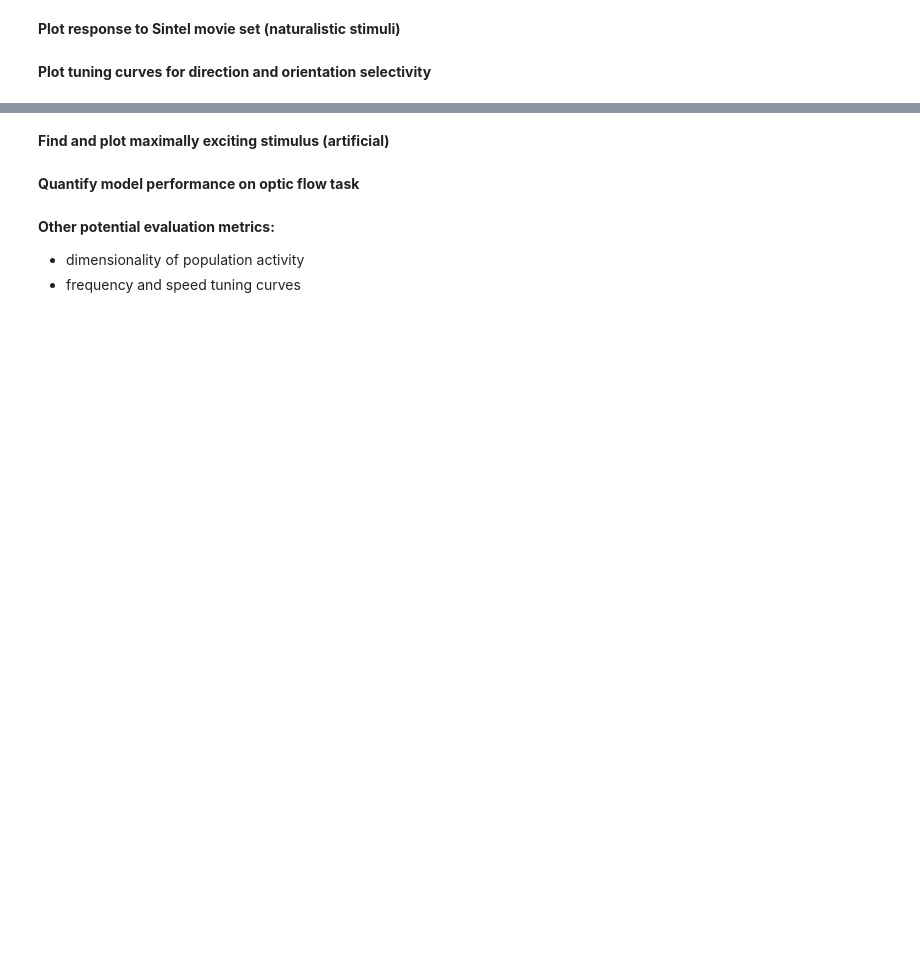
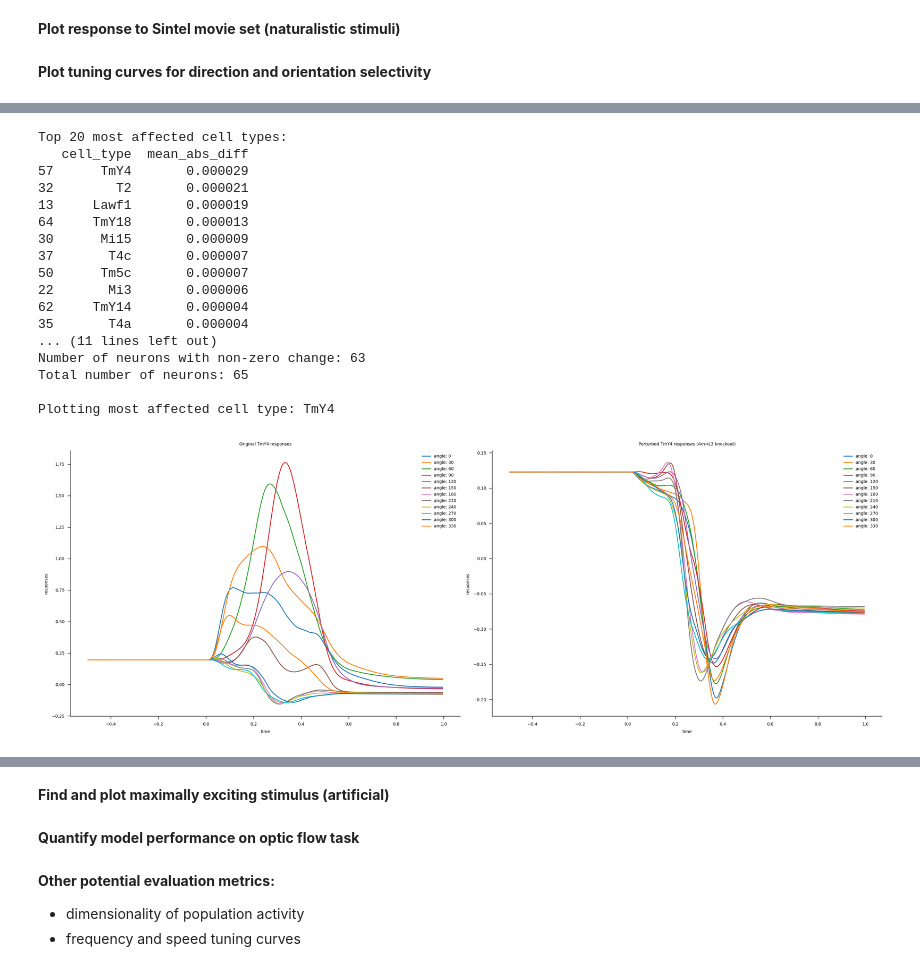
Before and after one commit to deangeckt/fly_wire_perturbations, a Jupyter notebook: evaluate_performance.ipynb, the cells around one changed output, grey strips where cells are left out. Cells and saved outputs as stored; diff of their text form; code cells hidden in the pictures; blank space fills up the shorter version.

```diff
--- a/evaluate_performance.ipynb
+++ b/evaluate_performance.ipynb
@@ -157,0 +439,63 @@ cell_types = connectome.unique_cell_types
+# %%
+import numpy as np
+import pandas as pd
+
+# Calculate difference for each neuron
+diff_per_neuron = np.abs(perturbed_responses.values - original_responses.values).mean(axis=(0, 1, 2))  # Average over network_id, sample, frame
+
+# Create a dataframe with cell types and their differences
+cell_types = original_responses.cell_type.values
+diff_df = pd.DataFrame({
+    'cell_type': cell_types,
+    'mean_abs_diff': diff_per_neuron
+})
+
+# Sort by difference
+diff_df_sorted = diff_df.sort_values('mean_abs_diff', ascending=False)
+
+print("Top 20 most affected cell types:")
+print(diff_df_sorted.head(20))
+
+# Check if there are ANY changes
+print(f"\nNumber of neurons with non-zero change: {(diff_per_neuron > 1e-9).sum()}")
+print(f"Total number of neurons: {len(diff_per_neuron)}")
+
+# Visualize top affected cell type
+if diff_df_sorted.iloc[0]['mean_abs_diff'] > 1e-9:
+    top_cell_type = diff_df_sorted.iloc[0]['cell_type']
+    print(f"\nPlotting most affected cell type: {top_cell_type}")
+
+    fig, axes = plt.subplots(1, 2, figsize=(14, 5))
+
+    plt.sca(axes[0])
+    original_stims_and_resps["responses"].custom.where(
+        cell_type=top_cell_type, intensity=1, time=">-0.5,<1.0"
+    ).custom.plot_traces(x="time", legend_labels=["angle"])
+    axes[0].set_title(f"Original {top_cell_type} responses")
+
+    plt.sca(axes[1])
+    perturbed_stims_and_resps["responses"].custom.where(
+        cell_type=top_cell_type, intensity=1, time=">-0.5,<1.0"
+    ).custom.plot_traces(x="time", legend_labels=["angle"])
+    axes[1].set_title(f"Perturbed {top_cell_type} responses (Am→L3 knockout)")
+
+    plt.tight_layout()
+# %% [output]
+Top 20 most affected cell types:
+   cell_type  mean_abs_diff
+57      TmY4       0.000029
+32        T2       0.000021
+13     Lawf1       0.000019
+64     TmY18       0.000013
+30      Mi15       0.000009
+37       T4c       0.000007
+50      Tm5c       0.000007
+22       Mi3       0.000006
+62     TmY14       0.000004
+35       T4a       0.000004
+... (11 lines left out)
+Number of neurons with non-zero change: 63
+Total number of neurons: 65
+
+Plotting most affected cell type: TmY4
+[figure, added]
```
Also changed, not shown: parts of 44 cells of this notebook.
